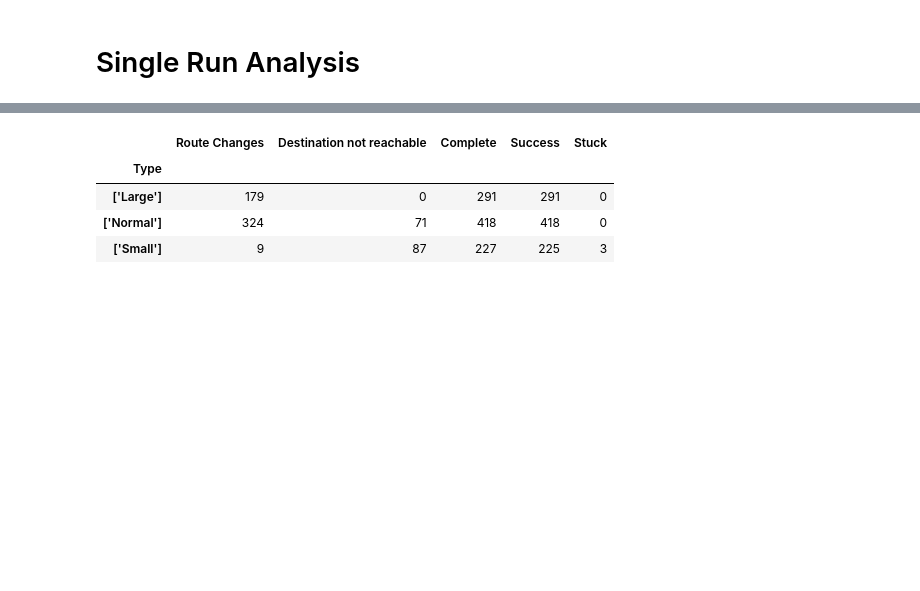
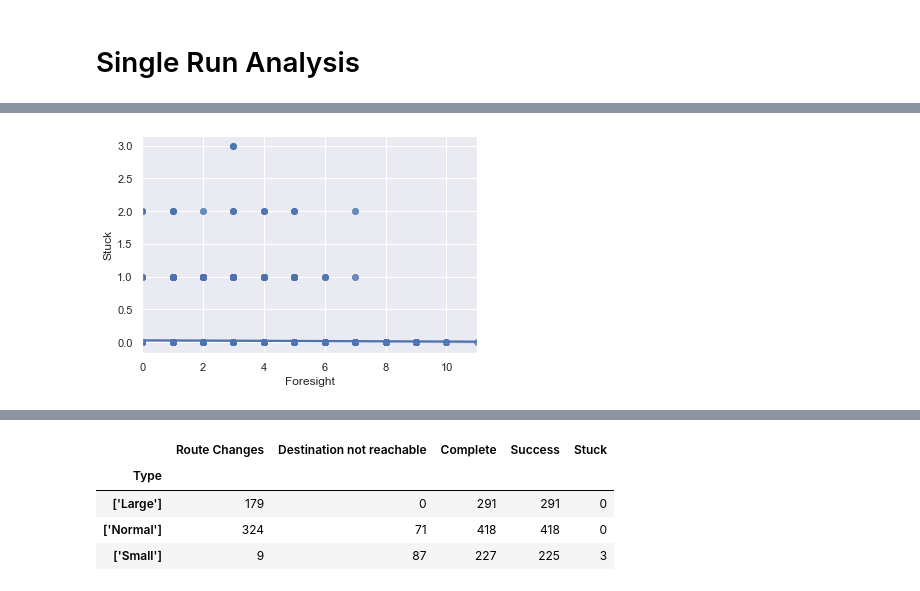
Before and after one commit to jvschlierf/Networks-ships-reroutes, a Jupyter notebook: analysis.ipynb, the cells around one changed output, grey strips where cells are left out. Drawn from its saved outputs; the diff is of its cells as text; code cells hidden in the pictures; blank space fills up the shorter version.

```diff
--- a/analysis.ipynb
+++ b/analysis.ipynb
@@ -99,0 +162,7 @@ types = pd.concat([type_none.sum(), type_dover.sum(),type_gibraltar.sum(), type_
+# %%
+'''Foresight on route changes'''
+import seaborn as sns
+sns.set_theme(color_codes=True)
+sns.regplot(x="Foresight", y="Stuck", data=last_steps);
+# %% [output]
+[figure, added]
```
Also changed, not shown: parts of 23 cells of this notebook.
